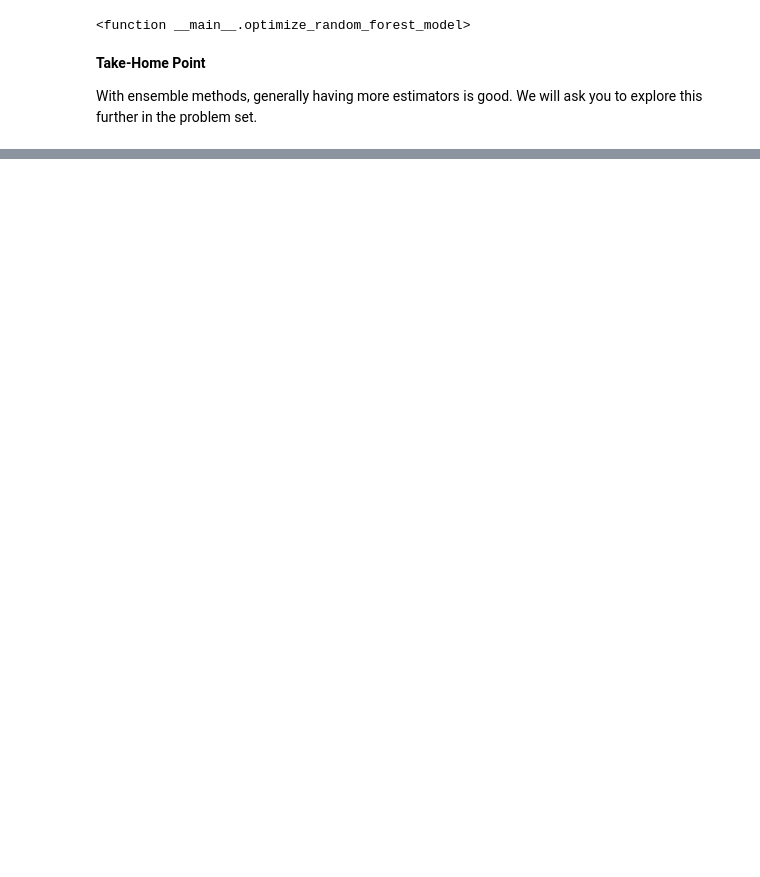
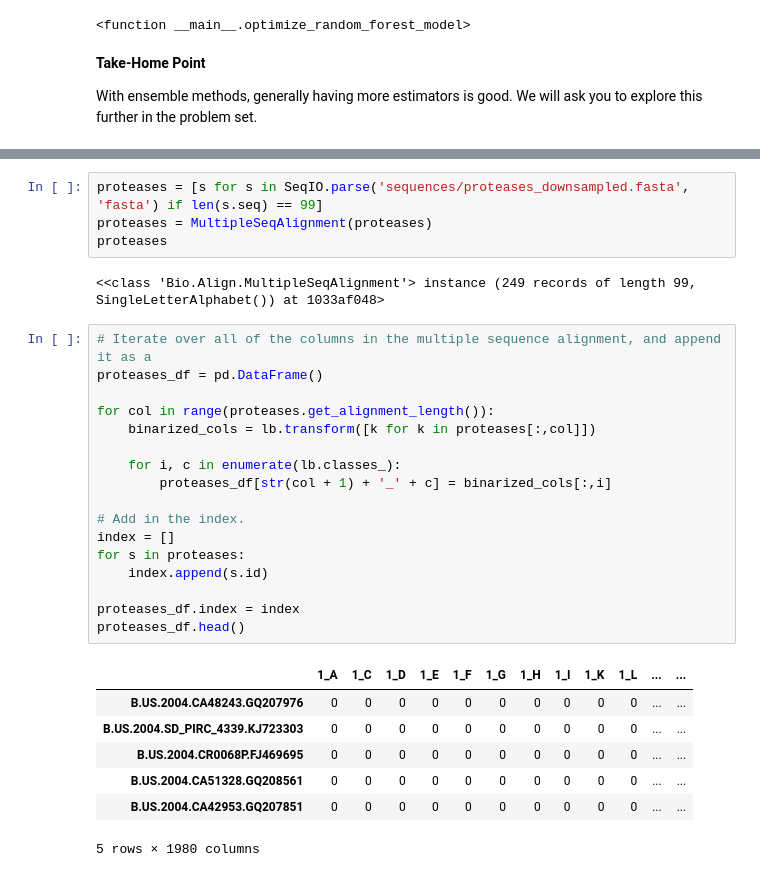
Before and after one commit to ericmjl/systems-microbiology-hiv, a Jupyter notebook: Lecture - HIV Data Exploration.ipynb, the cells around one changed output, grey strips where cells are left out. Saved outputs shown, nothing was run; the diff lists cells and outputs as text; blank space fills up the shorter version.

```diff
--- a/Lecture - HIV Data Exploration.ipynb
+++ b/Lecture - HIV Data Exploration.ipynb
@@ -454,0 +475,31 @@ The final thing we need to do before moving onto the next class is to make predi
+# %%
+proteases = [s for s in SeqIO.parse('sequences/proteases_downsampled.fasta', 'fasta') if len(s.seq) == 99]
+proteases = MultipleSeqAlignment(proteases)
+proteases
+# %% [output]
+<<class 'Bio.Align.MultipleSeqAlignment'> instance (249 records of length 99, SingleLetterAlphabet()) at 1033af048>
+# %%
+# Iterate over all of the columns in the multiple sequence alignment, and append it as a
+proteases_df = pd.DataFrame()
+
+for col in range(proteases.get_alignment_length()):
+    binarized_cols = lb.transform([k for k in proteases[:,col]])
+
+    for i, c in enumerate(lb.classes_):
+        proteases_df[str(col + 1) + '_' + c] = binarized_cols[:,i]
+
+# Add in the index.
+index = []
+for s in proteases:
+    index.append(s.id)
+
+proteases_df.index = index
+proteases_df.head()
+# %% [output]
+|  | 1_A | 1_C | 1_D | 1_E | 1_F | 1_G | 1_H | 1_I | 1_K | 1_L | ... | ... |
+| B.US.2004.CA48243.GQ207976 | 0 | 0 | 0 | 0 | 0 | 0 | 0 | 0 | 0 | 0 | ... | ... |
+| B.US.2004.SD_PIRC_4339.KJ723303 | 0 | 0 | 0 | 0 | 0 | 0 | 0 | 0 | 0 | 0 | ... | ... |
+| B.US.2004.CR0068P.FJ469695 | 0 | 0 | 0 | 0 | 0 | 0 | 0 | 0 | 0 | 0 | ... | ... |
+| B.US.2004.CA51328.GQ208561 | 0 | 0 | 0 | 0 | 0 | 0 | 0 | 0 | 0 | 0 | ... | ... |
+| B.US.2004.CA42953.GQ207851 | 0 | 0 | 0 | 0 | 0 | 0 | 0 | 0 | 0 | 0 | ... | ... |
+5 rows × 1980 columns
```
Also changed, not shown: parts of 9 cells of this notebook, 2 other files.
